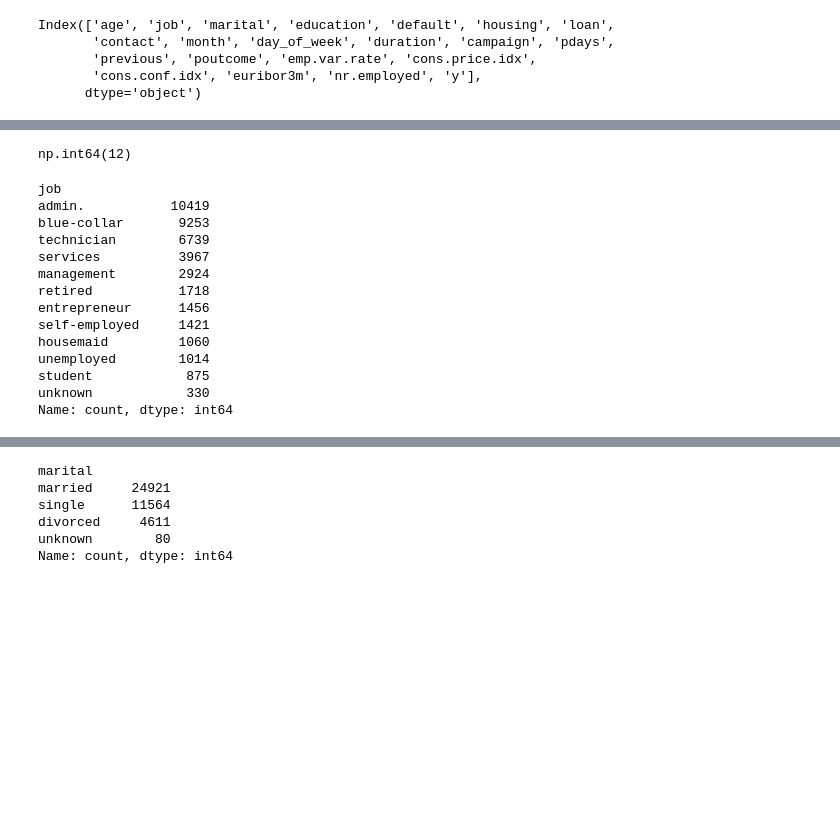
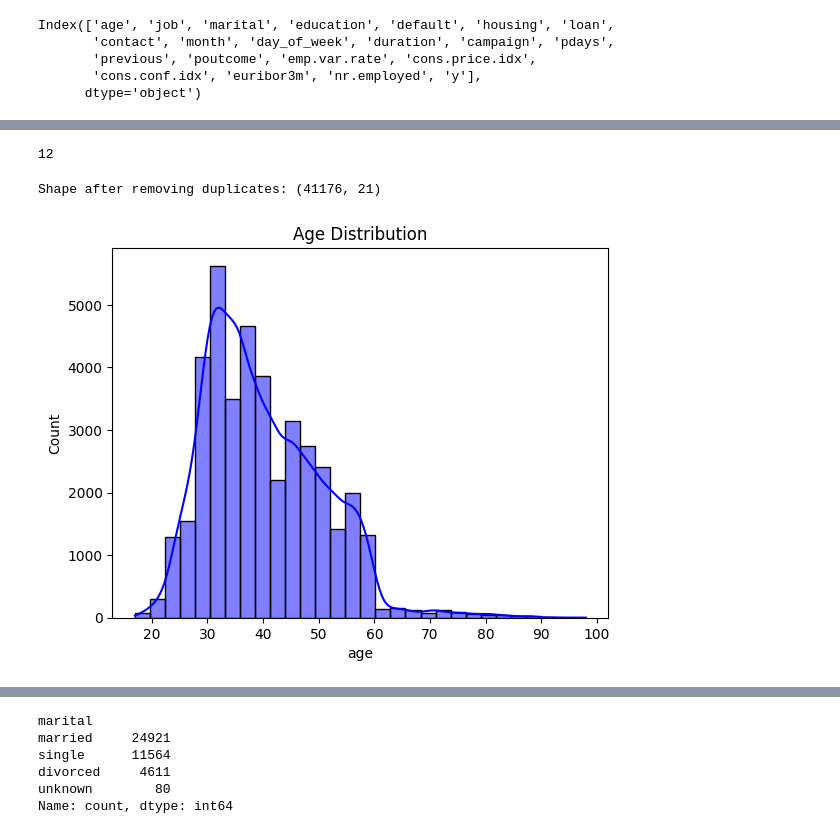
Before and after one commit to 4GeeksAcademy/SayLesAI, a Jupyter notebook: src/explore.ipynb, the cells around one changed output, grey strips where cells are left out. Cells and saved outputs as stored; diff of their text form; code cells hidden in the pictures; blank space fills up the shorter version.

```diff
--- a/src/explore.ipynb
+++ b/src/explore.ipynb
@@ -148,26 +88,21 @@ dtype: int64
 # %%
-# Count duplicate rows
-df.duplicated().sum()
+# Check for duplicate rows
+duplicates = df.duplicated().sum()
+print(duplicates)
 # %% [output]
-np.int64(12)
+12
 # %%
-# Drop duplicate rows
+#Remove duplicate rows and show new shape
 df = df.drop_duplicates()
+print(f"Shape after removing duplicates: {df.shape}")
+# %% [output]
+Shape after removing duplicates: (41176, 21)
-# %%
-# Check the unique values in categorical columns
-df['job'].value_counts()
-# %% [output]
-job
-admin.           10419
-blue-collar       9253
-technician        6739
-services          3967
-management        2924
-retired           1718
-entrepreneur      1456
-self-employed     1421
-housemaid         1060
-unemployed        1014
-student            875
-unknown            330
-Name: count, dtype: int64
+# %%
+import seaborn as sns
+import matplotlib.pyplot as plt
+
+sns.histplot(df['age'], bins=30, kde=True, color='blue')
+plt.title('Age Distribution')
+plt.show()
+# %% [output]
+[figure, added]
```
Also changed, not shown: parts of 48 cells of this notebook, 2 other files.
